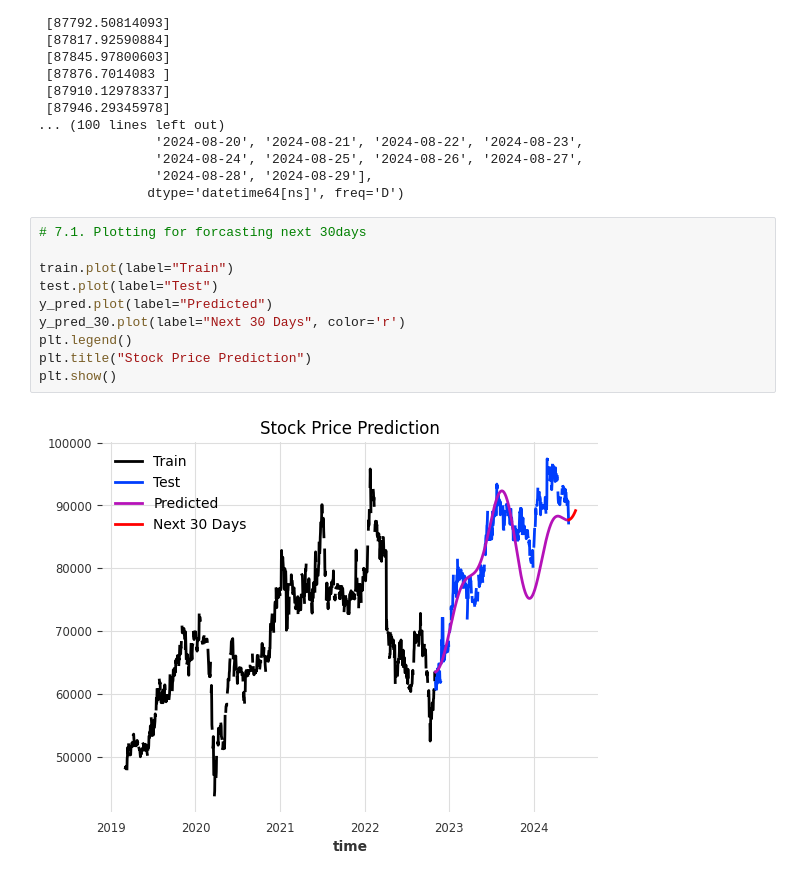
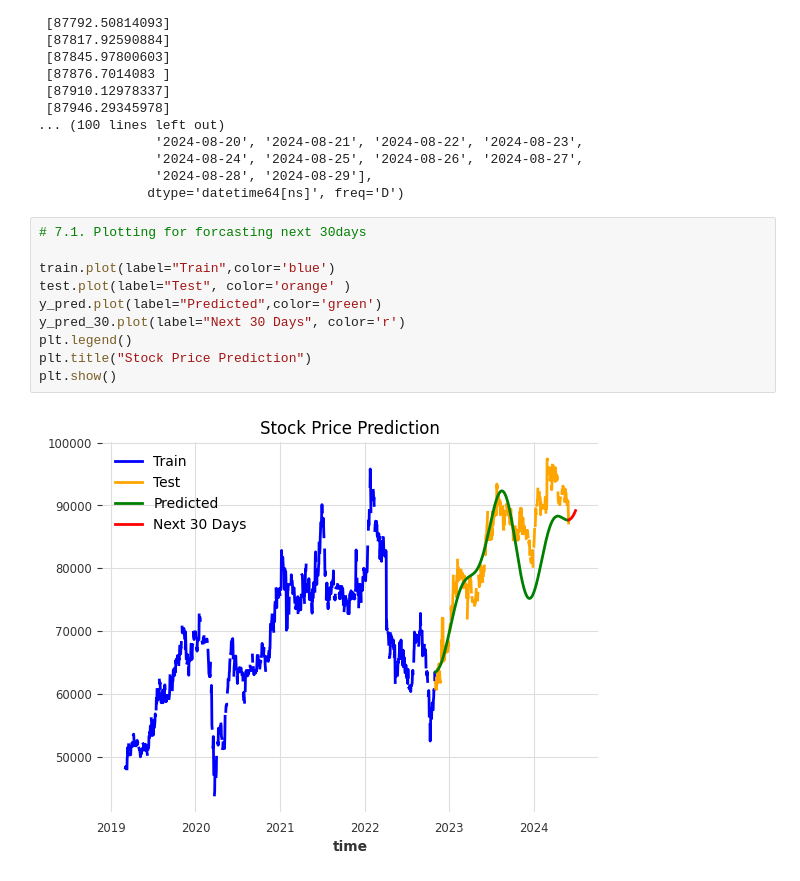
Before and after one commit to UIT21522539/IS403_O22_HTCL_09, a Jupyter notebook: Model/FFT/FFT-VCB-7-3.ipynb, the cells around one changed output. Saved outputs shown, nothing was run; the diff lists cells and outputs as text.

Commit message:
Updated plotting

```diff
--- a/Model/FFT/FFT-VCB-7-3.ipynb
+++ b/Model/FFT/FFT-VCB-7-3.ipynb
@@ -187,14 +187,14 @@ Predicted closing prices for the next 90 days:
 # %%
 # 7.1. Plotting for forcasting next 30days
 
-train.plot(label="Train")
-test.plot(label="Test")
-y_pred.plot(label="Predicted")
+train.plot(label="Train",color='blue')
+test.plot(label="Test", color='orange' )
+y_pred.plot(label="Predicted",color='green')
 y_pred_30.plot(label="Next 30 Days", color='r')
 plt.legend()
 plt.title("Stock Price Prediction")
 plt.show()
 # %% [output]
-[figure, old version]
+[figure, new version]
 # %%
 # 7.2. Plotting for forcasting next 60days
```
Also changed, not shown: parts of 2 cells of this notebook, 8 other files.
